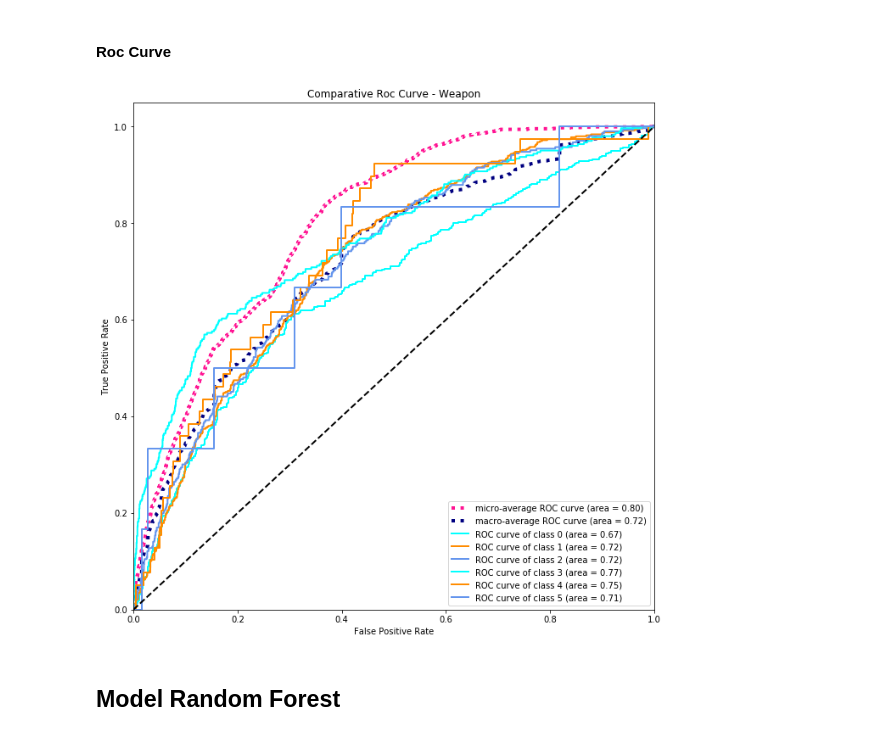
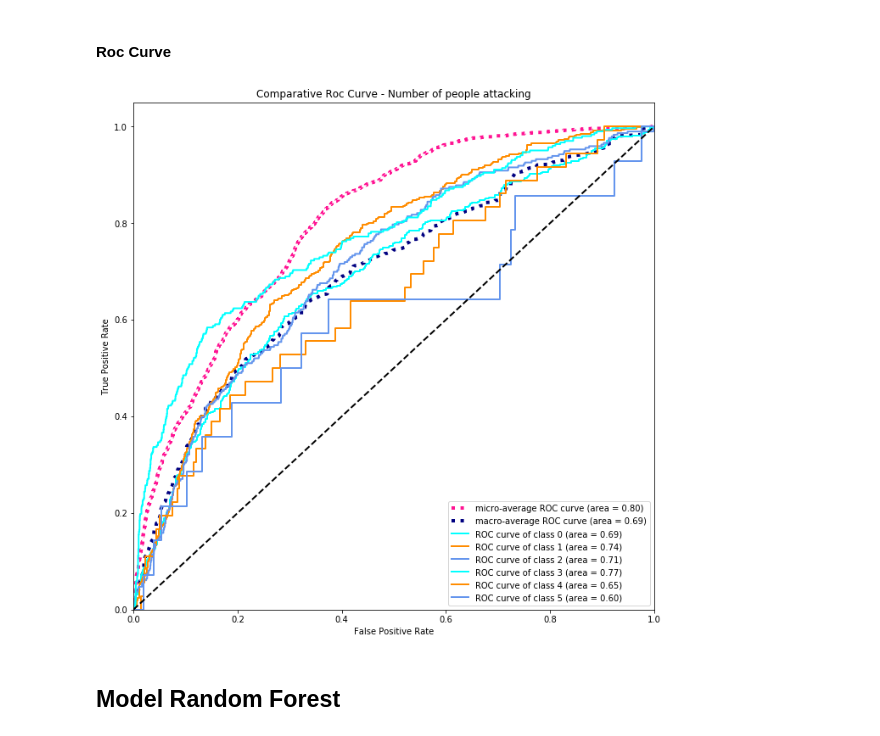
Before and after one commit to LiviaCanet/datamad0119, a Jupyter notebook: final-project/supervised_ML.ipynb, the cells around one changed output. Cells and saved outputs as stored; diff of their text form; code cells hidden in the pictures.

```diff
--- a/final-project/supervised_ML.ipynb
+++ b/final-project/supervised_ML.ipynb
@@ -61,7 +61,7 @@ Index(['iyear', 'imonth', 'iday', 'more_than_24h', 'country_txt', 'city',
 # %% [markdown]
 ### One Hot Encoding
 # %%
-gts = gt[['iyear', 'more_than_24h', 'country_txt', 'npeople_attacking', 'suicide', 'attacktype_txt', 'targtype_txt', 'band_name', 'weapon_txt', 'nkill', 'negative_sentiment', 'kill', 'attack', 'damag',
+gts = gt[['iyear', 'more_than_24h', 'country_txt', 'npeople_attacking', 'suicide', 'attacktype_txt', 'targtype_txt', 'band_name', 'weapon_txt', 'nkill', 'kill', 'attack', 'damag',
        'wound', 'polic', 'explos', 'fire', 'injur', 'shot', 'bomb', 'vehicl',
        'suspect', 'suicid', 'iraq', 'civilian', 'islam', 'taliban', 'pakistan',
        'maoist', 'india']].copy()
@@ -122,7 +122,7 @@ Length: 118, dtype: object
 # %% [markdown]
 ##### Bins Number of People (Multiclass)
 # %%
-bins = [0, 1, 3, 6, 10, 20, 30, 40]
+bins = [0, 1, 3, 6, 10, 20, 30, 5000]
 
 gts['people_binned'] = pd.cut(gts['npeople_attacking'], bins = bins)
 gts.drop(['npeople_attacking'], axis = 1, inplace = True)
@@ -462,34 +462,34 @@ roc_auc["macro"] = auc(fpr["macro"], tpr["macro"])
 # %%
 from itertools import cycle
 
 plt.figure(figsize = (11, 11))
 lw = 2
 plt.plot(fpr["micro"], tpr["micro"],
          label='micro-average ROC curve (area = {0:0.2f})'
                ''.format(roc_auc["micro"]),
          color='deeppink', linestyle=':', linewidth=4)
 
 plt.plot(fpr["macro"], tpr["macro"],
          label='macro-average ROC curve (area = {0:0.2f})'
                ''.format(roc_auc["macro"]),
          color='navy', linestyle=':', linewidth=4)
 
 colors = cycle(['aqua', 'darkorange', 'cornflowerblue'])
 for i, color in zip(range(n_classes), colors):
     plt.plot(fpr[i], tpr[i], color=color, lw=lw,
              label='ROC curve of class {0} (area = {1:0.2f})'
              ''.format(i, roc_auc[i]))
 
 plt.plot([0, 1], [0, 1], 'k--', lw=lw)
 plt.xlim([0.0, 1.0])
 plt.ylim([0.0, 1.05])
 plt.xlabel('False Positive Rate')
 plt.ylabel('True Positive Rate')
-plt.title('Comparative Roc Curve - Weapon')
+plt.title('Comparative Roc Curve - Number of people attacking')
 plt.legend(loc="lower right")
 plt.show()
 # %% [output]
-[figure, old version]
+[figure, new version]
 # %% [markdown]
 ## Model Random Forest
 # %% [markdown]
```
Also changed, not shown: parts of 42 cells of this notebook, 1 other file.
